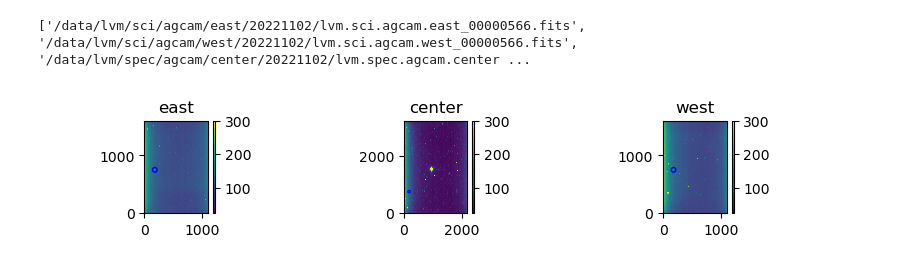
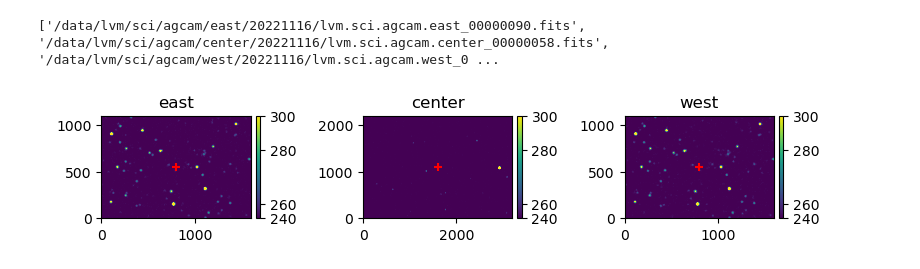
Before and after one commit to sdss/lvmstack, a Jupyter notebook: config/jupyter/lvm_agcam_hw.ipynb, the cells around one changed output. Cells and saved outputs as stored; diff of their text form; code cells hidden in the pictures.

```diff
--- a/config/jupyter/lvm_agcam_hw.ipynb
+++ b/config/jupyter/lvm_agcam_hw.ipynb
@@ -1,33 +1,32 @@
 # %%
 %matplotlib widget
 #%matplotlib inline
 
 import asyncio
 
 from cluplus.proxy import invoke
 
 from lvmtipo.actors import lvm
 from lvmagp.images import Image
 from plotimg import plot_images
 
 from IPython.display import clear_output
 
+await lvm.sci.foc.start()
+await lvm.sci.foc.status()
+await lvm.sci.pwi.start()
+await lvm.sci.pwi.status()
+
 await lvm.sci.agc.start()
-await lvm.spec.agc.start()
-await lvm.spec.agc.reconnect()
 
 exptime = 5
-#while True:
-rc = await invoke(lvm.sci.agc.expose(exptime),lvm.spec.agc.expose(exptime+0.01))
-clear_output(wait=True)
+rc = await lvm.sci.agc.expose(exptime)
 filenames = rc.flatten().unpack("*.filename")
 print(filenames)
 
-#cat_extra=[{'x': 180, 'y': 750, 'a': 10, 'b': 10, 'theta': 0}]
-
-#plot_images([Image.from_file(filenames[0])], cat_extra=cat_extra, vmax=3000)
-#plot_images([Image.from_file(filenames[0]), Image.from_file(filenames[1])])
-plot_images([Image.from_file(filenames[0]), Image.from_file(filenames[2]), Image.from_file(filenames[1])], vmax=300, rotate=[1,1,1], cat_extra=cat_extra)
+images = [Image.from_file(f) for f in filenames]
+plot_images(images)
+print()
 # %% [output]
-['/data/lvm/sci/agcam/east/20221102/lvm.sci.agcam.east_00000566.fits', '/data/lvm/sci/agcam/west/20221102/lvm.sci.agcam.west_00000566.fits', '/data/lvm/spec/agcam/center/20221102/lvm.spec.agcam.center ...
+['/data/lvm/sci/agcam/east/20221116/lvm.sci.agcam.east_00000090.fits', '/data/lvm/sci/agcam/center/20221116/lvm.sci.agcam.center_00000058.fits', '/data/lvm/sci/agcam/west/20221116/lvm.sci.agcam.west_0 ...
-[figure, old version]
+[figure, new version]
```
Also changed, not shown: parts of 5 cells of this notebook, 2 other files.
